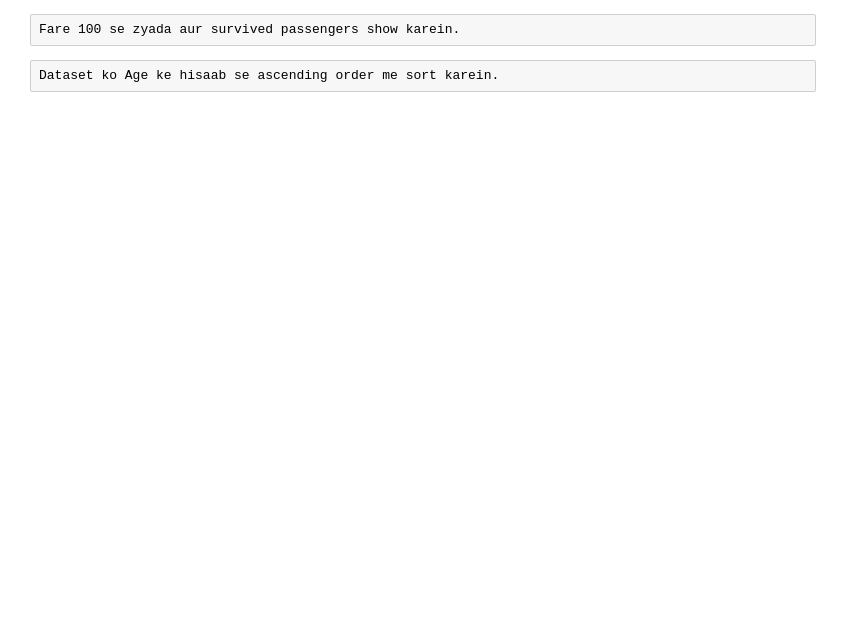
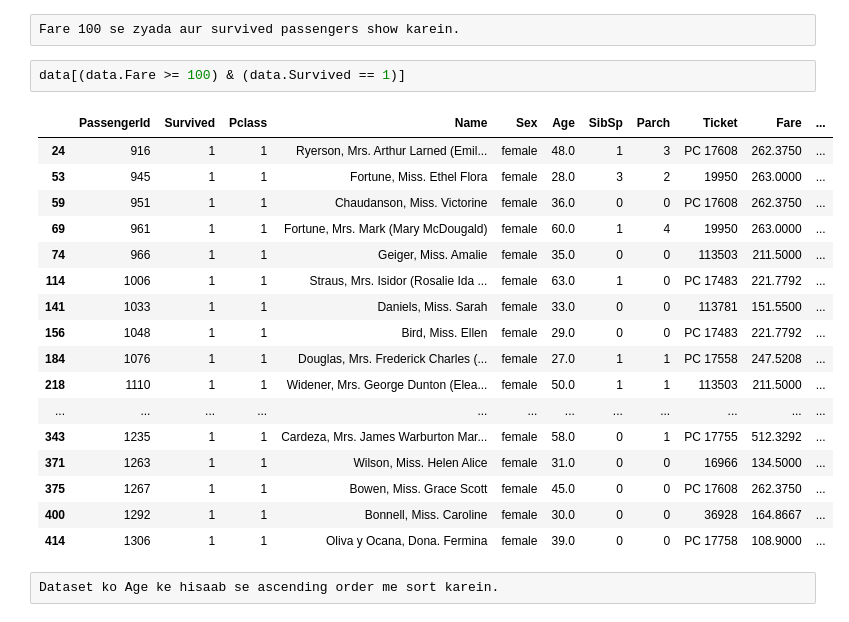
Before and after one commit to githubzohaib/Zohaib-Ali-Assignment-05-AI-DS, a Jupyter notebook: Assigment-Pandas-01.ipynb, the cells around one changed output. Saved outputs shown, nothing was run; the diff lists cells and outputs as text; blank space fills up the shorter version.

```diff
--- a/Assigment-Pandas-01.ipynb
+++ b/Assigment-Pandas-01.ipynb
@@ -308,4 +480,24 @@ Embarked = 'Q' wale passengers show karein.
 # %% [raw]
 Fare 100 se zyada aur survived passengers show karein.
+# %%
+data[(data.Fare >= 100) & (data.Survived == 1)]
+# %% [output]
+|  | PassengerId | Survived | Pclass | Name | Sex | Age | SibSp | Parch | Ticket | Fare | ... |
+| 24 | 916 | 1 | 1 | Ryerson, Mrs. Arthur Larned (Emil... | female | 48.0 | 1 | 3 | PC 17608 | 262.3750 | ... |
+| 53 | 945 | 1 | 1 | Fortune, Miss. Ethel Flora | female | 28.0 | 3 | 2 | 19950 | 263.0000 | ... |
+| 59 | 951 | 1 | 1 | Chaudanson, Miss. Victorine | female | 36.0 | 0 | 0 | PC 17608 | 262.3750 | ... |
+| 69 | 961 | 1 | 1 | Fortune, Mrs. Mark (Mary McDougald) | female | 60.0 | 1 | 4 | 19950 | 263.0000 | ... |
+| 74 | 966 | 1 | 1 | Geiger, Miss. Amalie | female | 35.0 | 0 | 0 | 113503 | 211.5000 | ... |
+| 114 | 1006 | 1 | 1 | Straus, Mrs. Isidor (Rosalie Ida ... | female | 63.0 | 1 | 0 | PC 17483 | 221.7792 | ... |
+| 141 | 1033 | 1 | 1 | Daniels, Miss. Sarah | female | 33.0 | 0 | 0 | 113781 | 151.5500 | ... |
+| 156 | 1048 | 1 | 1 | Bird, Miss. Ellen | female | 29.0 | 0 | 0 | PC 17483 | 221.7792 | ... |
+| 184 | 1076 | 1 | 1 | Douglas, Mrs. Frederick Charles (... | female | 27.0 | 1 | 1 | PC 17558 | 247.5208 | ... |
+| 218 | 1110 | 1 | 1 | Widener, Mrs. George Dunton (Elea... | female | 50.0 | 1 | 1 | 113503 | 211.5000 | ... |
+| ... | ... | ... | ... | ... | ... | ... | ... | ... | ... | ... | ... |
+| 343 | 1235 | 1 | 1 | Cardeza, Mrs. James Warburton Mar... | female | 58.0 | 0 | 1 | PC 17755 | 512.3292 | ... |
+| 371 | 1263 | 1 | 1 | Wilson, Miss. Helen Alice | female | 31.0 | 0 | 0 | 16966 | 134.5000 | ... |
+| 375 | 1267 | 1 | 1 | Bowen, Miss. Grace Scott | female | 45.0 | 0 | 0 | PC 17608 | 262.3750 | ... |
+| 400 | 1292 | 1 | 1 | Bonnell, Miss. Caroline | female | 30.0 | 0 | 0 | 36928 | 164.8667 | ... |
+| 414 | 1306 | 1 | 1 | Oliva y Ocana, Dona. Fermina | female | 39.0 | 0 | 0 | PC 17758 | 108.9000 | ... |
 # %% [raw]
 Dataset ko Age ke hisaab se ascending order me sort karein.
```
Also changed, not shown: parts of 29 cells of this notebook.
